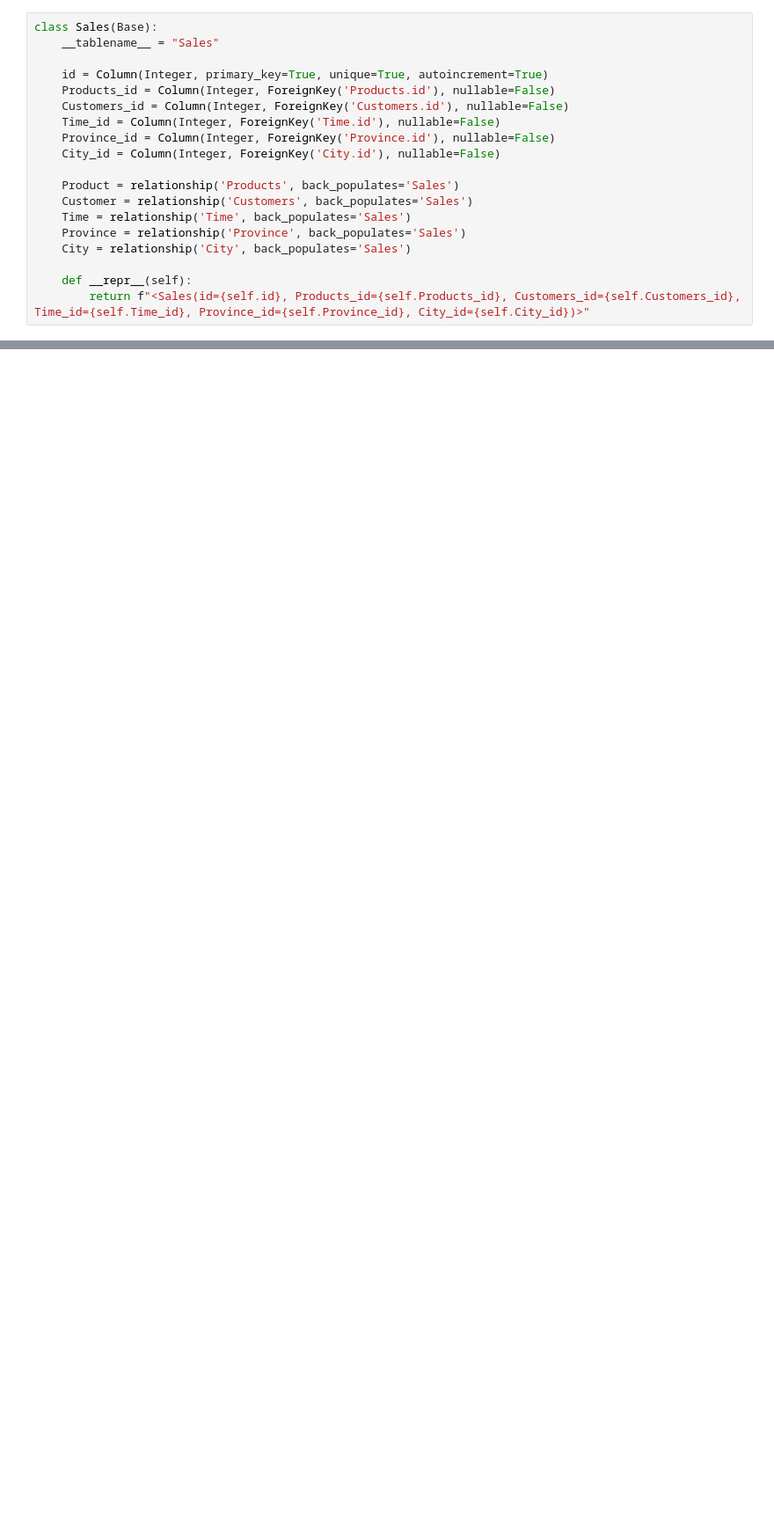
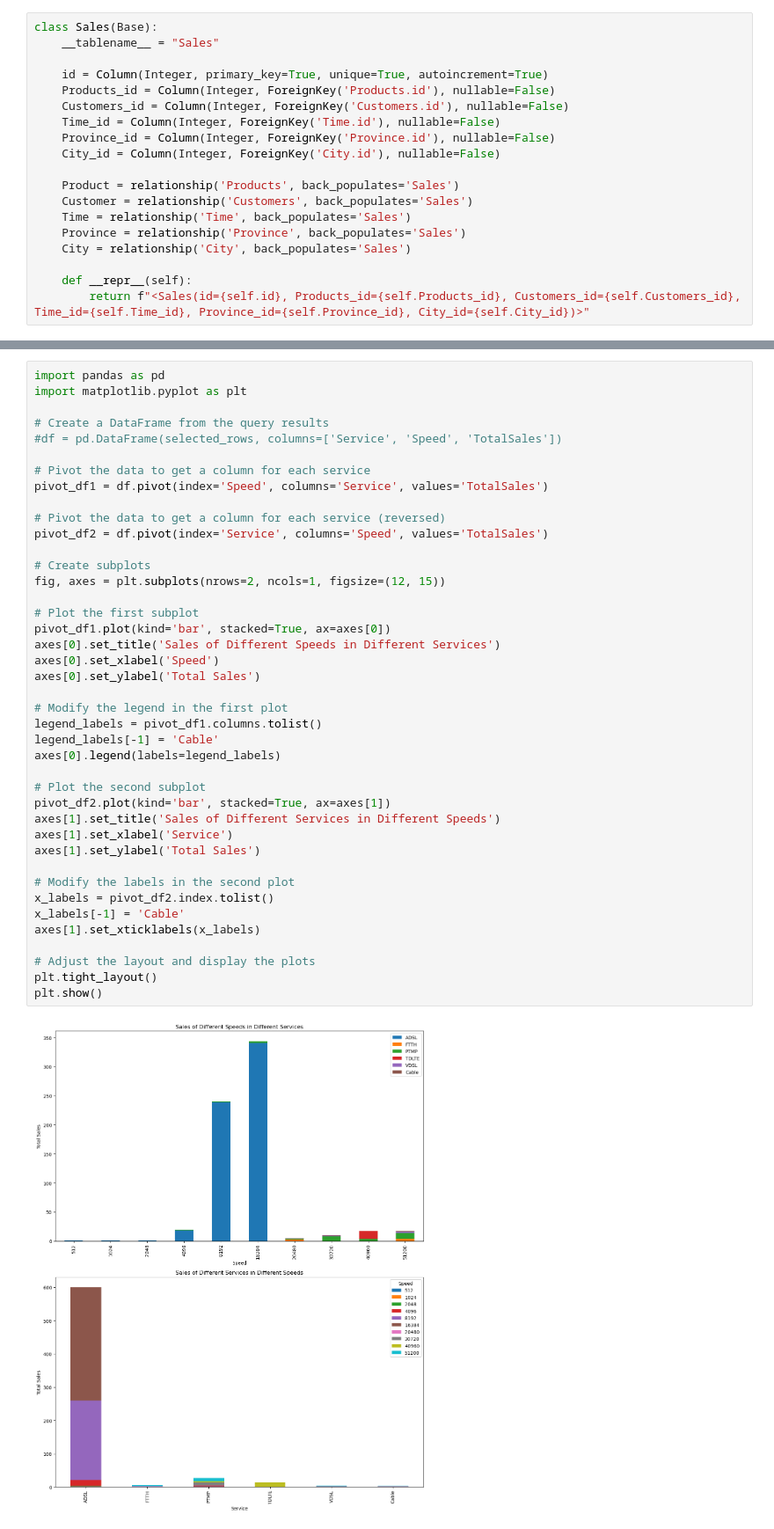
Before and after one commit to mr-robot77/Sales-Data-Analysis, a Jupyter notebook: NetSales Visualization and Connector.ipynb, the cells around one changed output, grey strips where cells are left out. Shown at 88% size. Cells and saved outputs as stored; diff of their text form; blank space fills up the shorter version.

Commit message:
add part-2 visualizations

```diff
--- a/NetSales Visualization and Connector.ipynb
+++ b/NetSales Visualization and Connector.ipynb
@@ -109,0 +158,43 @@ class Sales(Base):
+# %%
+import pandas as pd
+import matplotlib.pyplot as plt
+
+# Create a DataFrame from the query results
+#df = pd.DataFrame(selected_rows, columns=['Service', 'Speed', 'TotalSales'])
+
+# Pivot the data to get a column for each service
+pivot_df1 = df.pivot(index='Speed', columns='Service', values='TotalSales')
+
+# Pivot the data to get a column for each service (reversed)
+pivot_df2 = df.pivot(index='Service', columns='Speed', values='TotalSales')
+
+# Create subplots
+fig, axes = plt.subplots(nrows=2, ncols=1, figsize=(12, 15))
+
+# Plot the first subplot
+pivot_df1.plot(kind='bar', stacked=True, ax=axes[0])
+axes[0].set_title('Sales of Different Speeds in Different Services')
+axes[0].set_xlabel('Speed')
+axes[0].set_ylabel('Total Sales')
+
+# Modify the legend in the first plot
+legend_labels = pivot_df1.columns.tolist()
+legend_labels[-1] = 'Cable'
+axes[0].legend(labels=legend_labels)
+
+# Plot the second subplot
+pivot_df2.plot(kind='bar', stacked=True, ax=axes[1])
+axes[1].set_title('Sales of Different Services in Different Speeds')
+axes[1].set_xlabel('Service')
+axes[1].set_ylabel('Total Sales')
+
+# Modify the labels in the second plot
+x_labels = pivot_df2.index.tolist()
+x_labels[-1] = 'Cable'
+axes[1].set_xticklabels(x_labels)
+
+# Adjust the layout and display the plots
+plt.tight_layout()
+plt.show()
+# %% [output]
+[figure, added]
```
Also changed, not shown: parts of 1 cell of this notebook.
